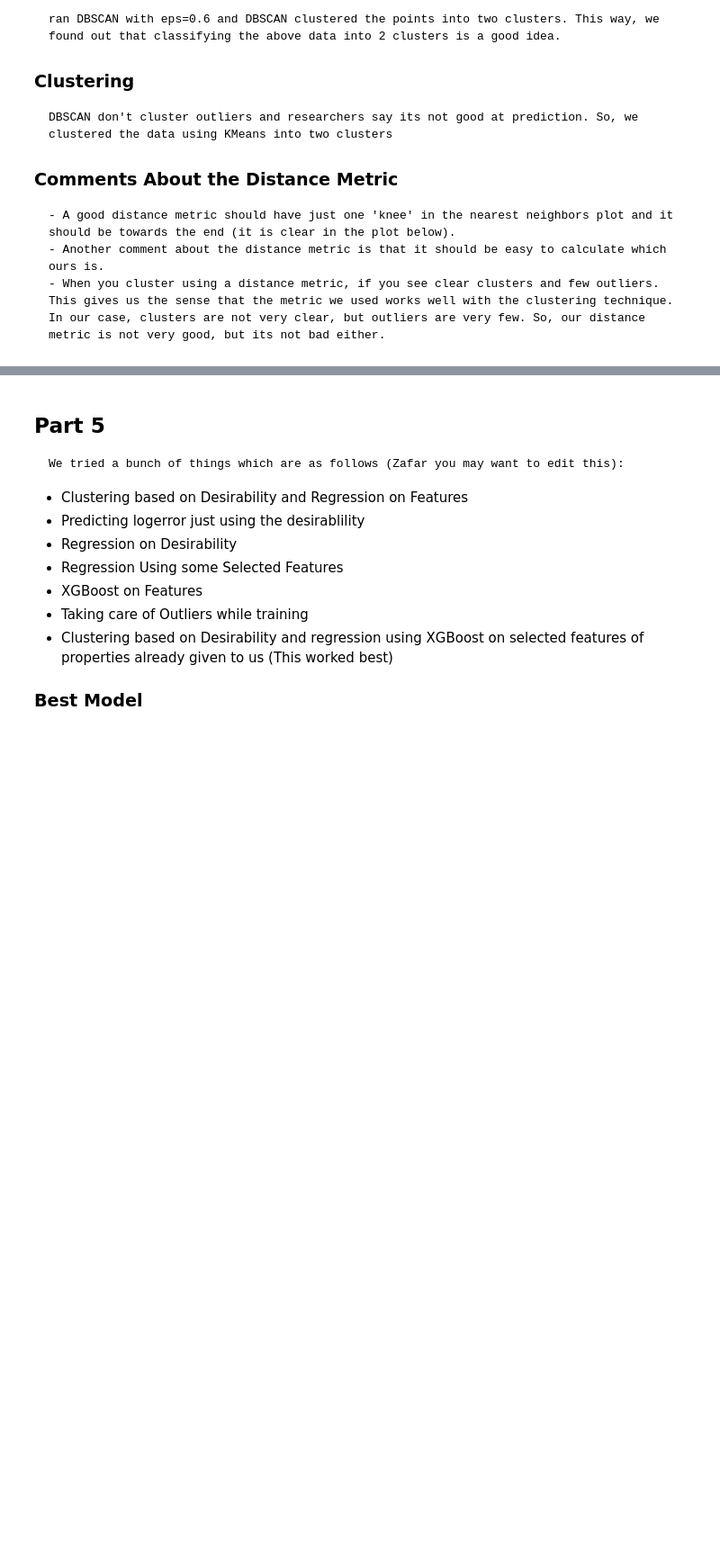
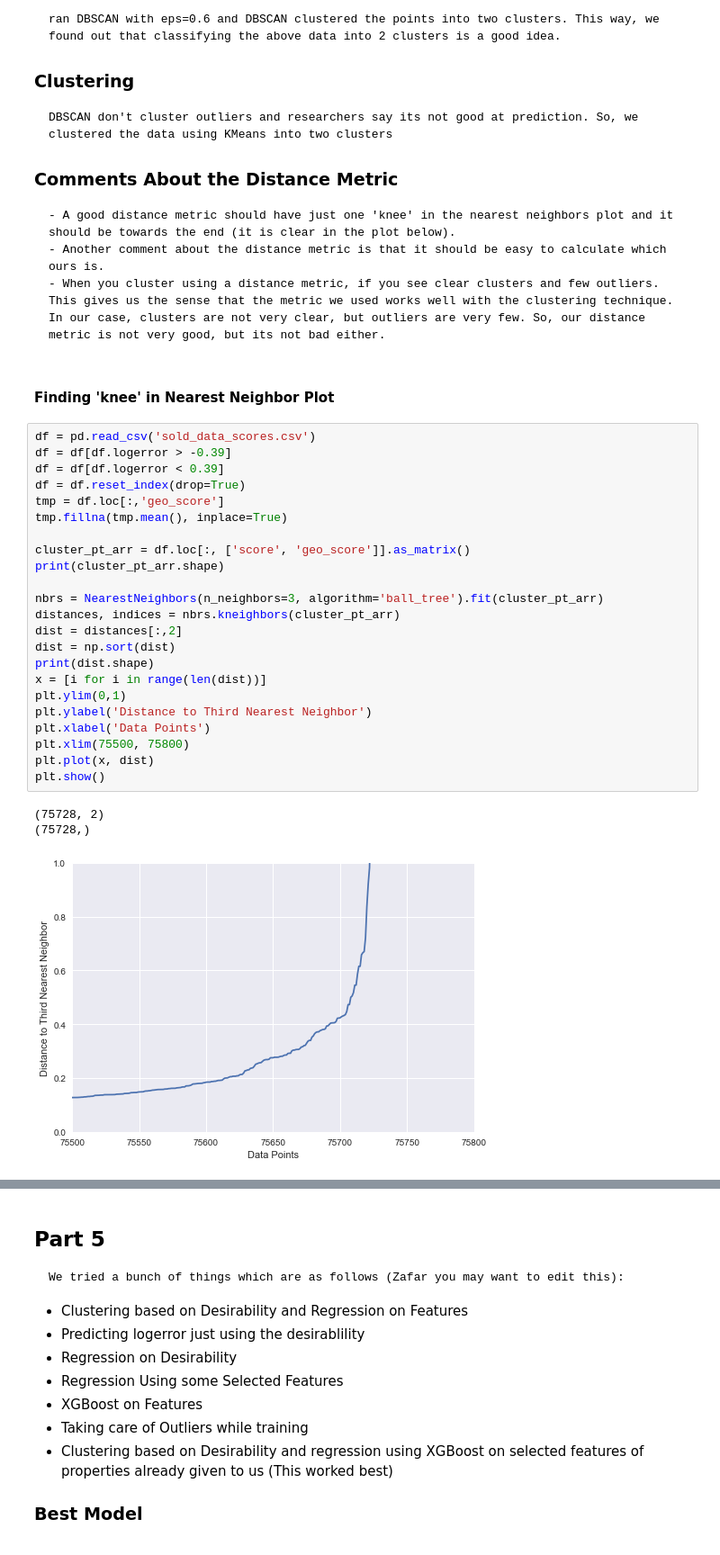
Before and after one commit to xilenteyex/CSE519-2017-111195374, a Jupyter notebook: HW3/HW3.ipynb, the cells around one changed output, grey strips where cells are left out. Shown: that part at 90% size. Cells and saved outputs as stored; diff of their text form; blank space fills up the shorter version.

```diff
--- a/HW3/HW3.ipynb
+++ b/HW3/HW3.ipynb
@@ -262,3 +331,32 @@ sns.plt.show()
     - A good distance metric should have just one 'knee' in the nearest neighbors plot and it should be towards the end (it is clear in the plot below).
     - Another comment about the distance metric is that it should be easy to calculate which ours is.
     - When you cluster using a distance metric, if you see clear clusters and few outliers. This gives us the sense that the metric we used works well with the clustering technique. In our case, clusters are not very clear, but outliers are very few. So, our distance metric is not very good, but its not bad either.
+# %% [markdown]
+#### Finding 'knee' in Nearest Neighbor Plot
+# %%
+df = pd.read_csv('sold_data_scores.csv')
+df = df[df.logerror > -0.39]
+df = df[df.logerror < 0.39]
+df = df.reset_index(drop=True)
+tmp = df.loc[:,'geo_score']
+tmp.fillna(tmp.mean(), inplace=True)
+
+cluster_pt_arr = df.loc[:, ['score', 'geo_score']].as_matrix()
+print(cluster_pt_arr.shape)
+
+nbrs = NearestNeighbors(n_neighbors=3, algorithm='ball_tree').fit(cluster_pt_arr)
+distances, indices = nbrs.kneighbors(cluster_pt_arr)
+dist = distances[:,2]
+dist = np.sort(dist)
+print(dist.shape)
+x = [i for i in range(len(dist))]
+plt.ylim(0,1)
+plt.ylabel('Distance to Third Nearest Neighbor')
+plt.xlabel('Data Points')
+plt.xlim(75500, 75800)
+plt.plot(x, dist)
+plt.show()
+# %% [output]
+(75728, 2)
+(75728,)
+[figure, added]
```
Also changed, not shown: parts of 16 cells of this notebook.
